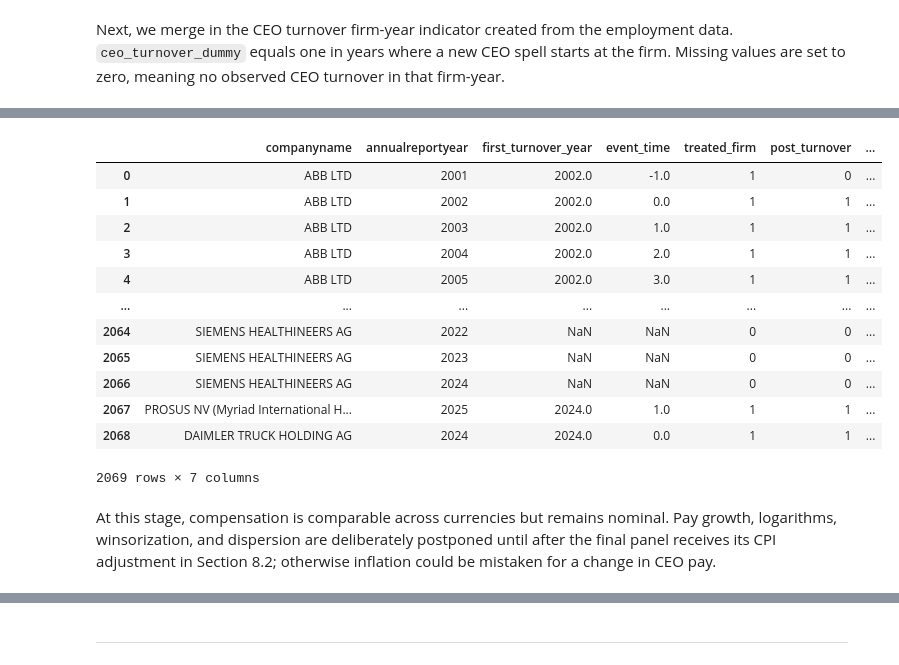
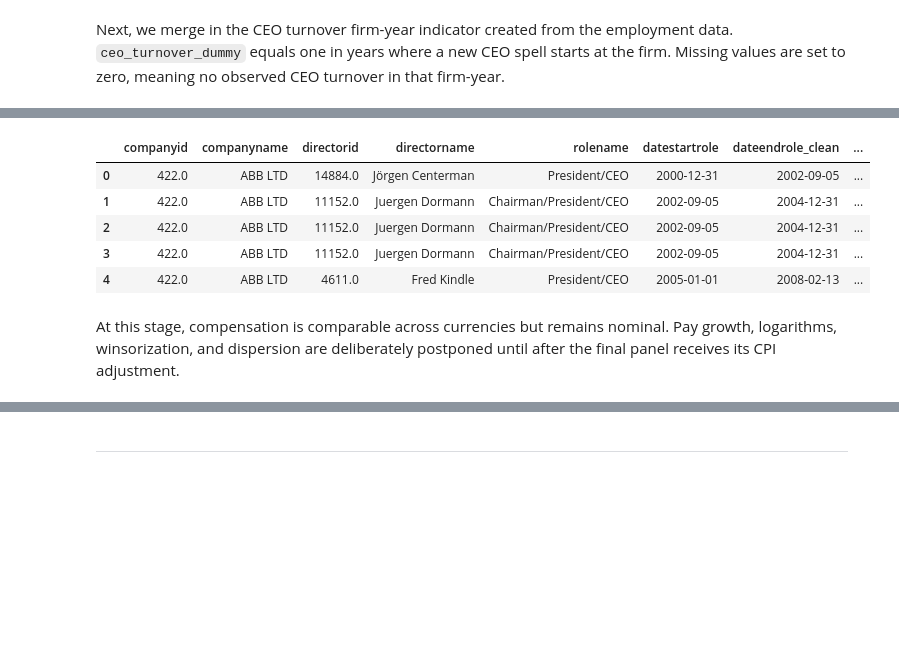
Before and after one commit to rizkyakbar-tud/DAI, a Jupyter notebook: mission/proposals_st26/mission_proposal_Akbar-Zduńczyk copy.ipynb, the cells around one changed output, grey strips where cells are left out. Saved outputs shown, nothing was run; the diff lists cells and outputs as text; code cells hidden in the pictures; blank space fills up the shorter version.

Commit message:
Revision: Construction of CEO Trunover and Pay Panel

```diff
--- a/mission/proposals_st26/mission_proposal_Akbar-Zduńczyk copy.ipynb
+++ b/mission/proposals_st26/mission_proposal_Akbar-Zduńczyk copy.ipynb
@@ -605,6 +605,9 @@ df_remun = conn.raw_sql(
     params={"directorids": directorid_tuple}
 )
 
+# Convert data type annualreportdate to date for df_remun
+df_remun["annualreportdate"] = pd.to_datetime(df_remun["annualreportdate"], errors="coerce")
+
 # Summary statistics
 _ = summarize_dataframe(df_remun)
 # %% [output]
@@ -910,7 +915,7 @@ currency_list = sorted(
 target_currencies = tuple(sorted(set(currency_list) | {"EUR", "GBP"}))
 
 # Convert Compustat GBP cross-rates into EUR rates
-df_gcurrency = conn.raw_sql(
+df_fx = conn.raw_sql(
     """
     WITH gbp_rates AS (
         SELECT
@@ -943,8 +948,11 @@ df_gcurrency = conn.raw_sql(
     params={"currencies": target_currencies}
 )
 
+# Convert data type datadate to date for df_fx
+df_fx["datadate"] = pd.to_datetime(df_fx["datadate"], errors="coerce")
+
 # Summary statistics
-_ = summarize_dataframe(df_gcurrency)
+_ = summarize_dataframe(df_fx)
 # %% [output]
 ### Dataset overview
 |  | value |
@@ -1661,0 +1647,13 @@ Year range: 1997-2025
+# %%
+ceo_pay_panel = df_ceo_remun_matched.copy()
+
+# Keep one record per firm-year: latest report date, then directorid as a deterministic tie-breaker.
+ceo_pay_panel = (
+    ceo_pay_panel
+    .sort_values(["companyid", "annualreportyear", "annualreportdate", "directorid"])
+    .drop_duplicates(subset=["companyid", "annualreportyear"], keep="last")
+    .sort_values(["companyid", "annualreportyear"])
+    .reset_index(drop=True)
+)
+
+ceo_pay_panel.head()
@@ -1674,12 +1679,5 @@ ceo_pay_panel = ceo_pay_panel.merge(
 ceo_pay_panel["num_ceo_turnovers"] = ceo_pay_panel["num_ceo_turnovers"].fillna(0).astype(int)
 ceo_pay_panel["ceo_turnover_dummy"] = ceo_pay_panel["ceo_turnover_dummy"].fillna(0).astype(int)
 
-# If the merge creates a second turnover-year column, keep it only as event-year information.
-if "turnover_year_event" in ceo_pay_panel.columns:
-    ceo_pay_panel = ceo_pay_panel.rename(columns={"turnover_year_event": "turnover_event_year"})
-
-ceo_pay_panel[[
-    "companyname", "annualreportyear", "directorname_emp", "totalcompensation_eur",
-    "ceo_turnover_dummy", "num_ceo_turnovers"
-]]
+ceo_pay_panel.head()
 # %% [output]
@@ -1738,39 +1716,32 @@ Name: first_turnover_year, dtype: float64
 # %%
 # Create event-time variables around the first observed CEO turnover per firm.
 ceo_pay_panel = ceo_pay_panel.merge(
     first_turnover_year,
     on="companyid",
     how="left"
 )
 
 ceo_pay_panel["treated_firm"] = ceo_pay_panel["first_turnover_year"].notna().astype(int)
 ceo_pay_panel["event_time"] = ceo_pay_panel["annualreportyear"] - ceo_pay_panel["first_turnover_year"]
 ceo_pay_panel["post_turnover"] = (
     ceo_pay_panel["treated_firm"].eq(1)
     & ceo_pay_panel["event_time"].ge(0)
 ).astype(int)
 
 # Useful event-window flags for later robustness checks
 ceo_pay_panel["event_window_3yr"] = ceo_pay_panel["event_time"].between(-3, 3).fillna(False).astype(int)
 ceo_pay_panel["event_window_5yr"] = ceo_pay_panel["event_time"].between(-5, 5).fillna(False).astype(int)
 
-ceo_pay_panel[[
-    "companyname", "annualreportyear", "first_turnover_year", "event_time",
-    "treated_firm", "post_turnover", "ceo_turnover_dummy"
-]]
+# Sort based on companyid and annualreportyear to improve readability
+ceo_pay_panel = ceo_pay_panel.sort_values(["companyid", "annualreportyear"]).copy()
+
+ceo_pay_panel.head()
 # %% [output]
-|  | companyname | annualreportyear | first_turnover_year | event_time | treated_firm | post_turnover | ... |
-| 0 | ABB LTD | 2001 | 2002.0 | -1.0 | 1 | 0 | ... |
-| 1 | ABB LTD | 2002 | 2002.0 | 0.0 | 1 | 1 | ... |
-| 2 | ABB LTD | 2003 | 2002.0 | 1.0 | 1 | 1 | ... |
-| 3 | ABB LTD | 2004 | 2002.0 | 2.0 | 1 | 1 | ... |
-| 4 | ABB LTD | 2005 | 2002.0 | 3.0 | 1 | 1 | ... |
-| ... | ... | ... | ... | ... | ... | ... | ... |
-| 2064 | SIEMENS HEALTHINEERS AG | 2022 | NaN | NaN | 0 | 0 | ... |
-| 2065 | SIEMENS HEALTHINEERS AG | 2023 | NaN | NaN | 0 | 0 | ... |
-| 2066 | SIEMENS HEALTHINEERS AG | 2024 | NaN | NaN | 0 | 0 | ... |
-| 2067 | PROSUS NV (Myriad International H... | 2025 | 2024.0 | 1.0 | 1 | 1 | ... |
-| 2068 | DAIMLER TRUCK HOLDING AG | 2024 | 2024.0 | 0.0 | 1 | 1 | ... |
+|  | companyid | companyname | directorid | directorname | rolename | datestartrole | dateendrole_clean | ... |
+| 0 | 422.0 | ABB LTD | 14884.0 | Jörgen Centerman | President/CEO | 2000-12-31 | 2002-09-05 | ... |
+| 1 | 422.0 | ABB LTD | 11152.0 | Juergen Dormann | Chairman/President/CEO | 2002-09-05 | 2004-12-31 | ... |
+| 2 | 422.0 | ABB LTD | 11152.0 | Juergen Dormann | Chairman/President/CEO | 2002-09-05 | 2004-12-31 | ... |
+| 3 | 422.0 | ABB LTD | 11152.0 | Juergen Dormann | Chairman/President/CEO | 2002-09-05 | 2004-12-31 | ... |
+| 4 | 422.0 | ABB LTD | 4611.0 | Fred Kindle | President/CEO | 2005-01-01 | 2008-02-13 | ... |
-2069 rows × 7 columns
 # %% [markdown]
-At this stage, compensation is comparable across currencies but remains nominal. Pay growth, logarithms, winsorization, and dispersion are deliberately postponed until after the final panel receives its CPI adjustment in Section 8.2; otherwise inflation could be mistaken for a change in CEO pay.
+At this stage, compensation is comparable across currencies but remains nominal. Pay growth, logarithms, winsorization, and dispersion are deliberately postponed until after the final panel receives its CPI adjustment.
```
Also changed, not shown: parts of 52 cells of this notebook.
